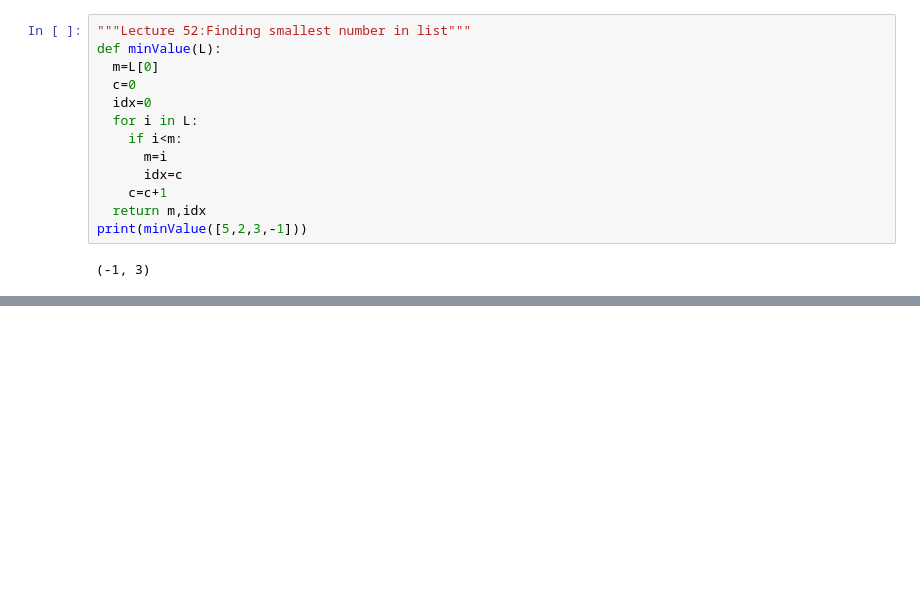
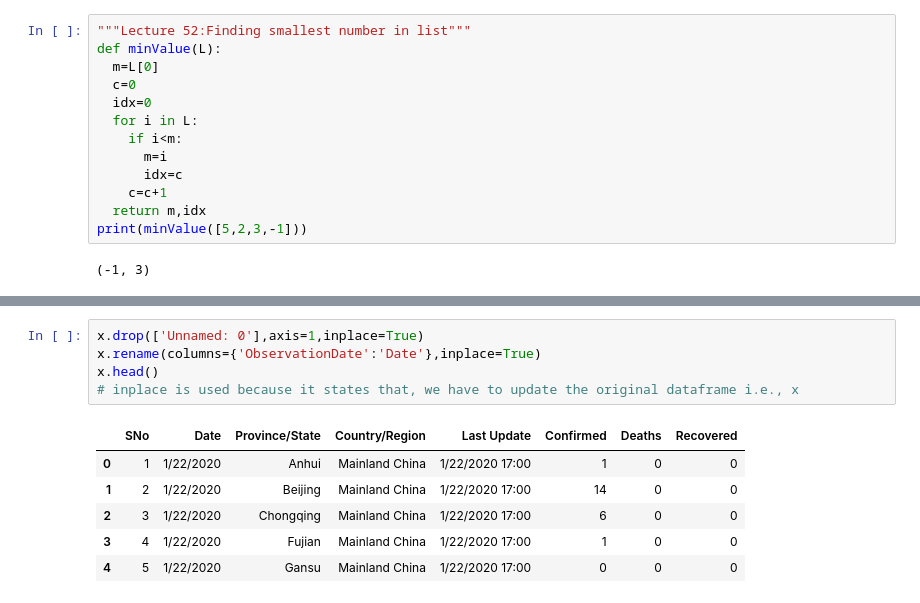
Before and after one commit to KARTIKEYgarg1/udemy-data-science-and-ml, a Jupyter notebook: Programs.ipynb, the cells around one changed output, grey strips where cells are left out. Cells and saved outputs as stored; diff of their text form; blank space fills up the shorter version.

```diff
--- a/Programs.ipynb
+++ b/Programs.ipynb
@@ -88,0 +100,12 @@ print(minValue([5,2,3,-1]))
+# %%
+x.drop(['Unnamed: 0'],axis=1,inplace=True)
+x.rename(columns={'ObservationDate':'Date'},inplace=True)
+x.head()
+# inplace is used because it states that, we have to update the original dataframe i.e., x
+# %% [output]
+|  | SNo | Date | Province/State | Country/Region | Last Update | Confirmed | Deaths | Recovered |
+| 0 | 1 | 1/22/2020 | Anhui | Mainland China | 1/22/2020 17:00 | 1 | 0 | 0 |
+| 1 | 2 | 1/22/2020 | Beijing | Mainland China | 1/22/2020 17:00 | 14 | 0 | 0 |
+| 2 | 3 | 1/22/2020 | Chongqing | Mainland China | 1/22/2020 17:00 | 6 | 0 | 0 |
+| 3 | 4 | 1/22/2020 | Fujian | Mainland China | 1/22/2020 17:00 | 1 | 0 | 0 |
+| 4 | 5 | 1/22/2020 | Gansu | Mainland China | 1/22/2020 17:00 | 0 | 0 | 0 |
```
Also changed, not shown: parts of 3 cells of this notebook.
